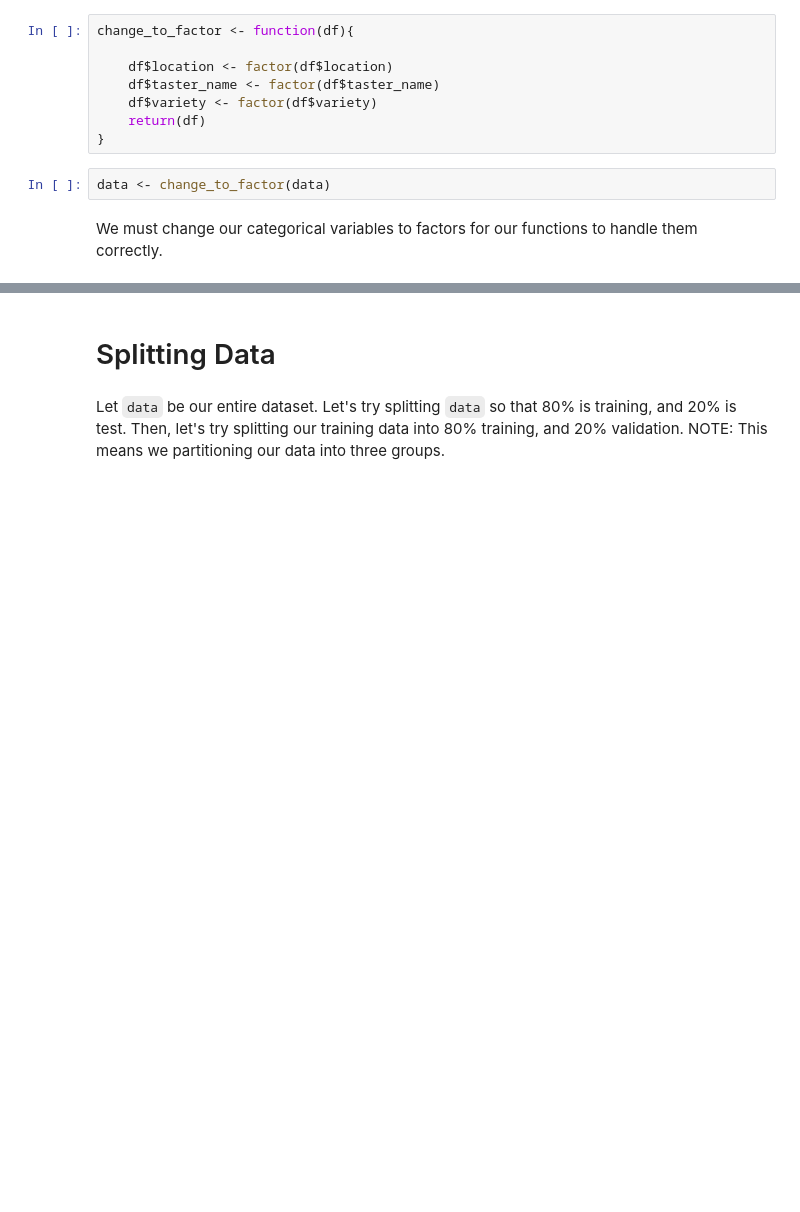
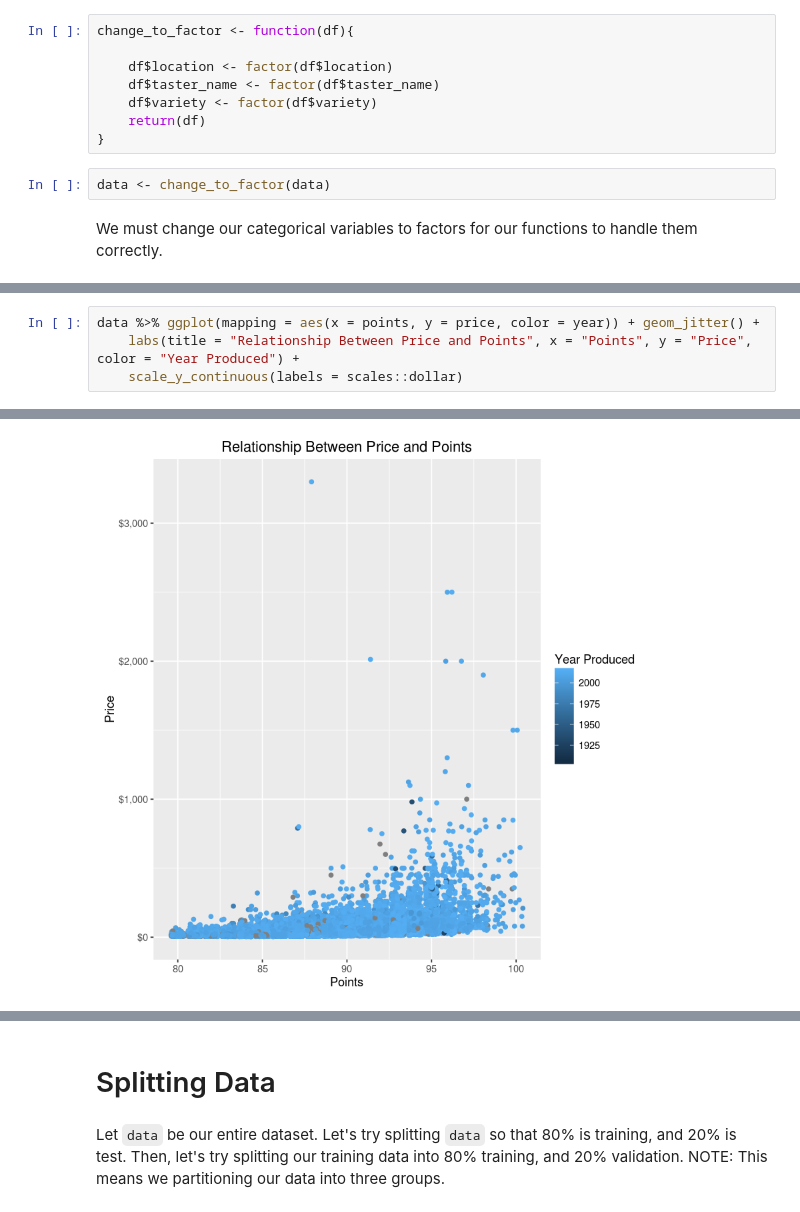
Before and after one commit to yiwenliu0127/707wine, a Jupyter notebook: 707Wine_Benji_Wagner.ipynb, the cells around one changed output, grey strips where cells are left out. Drawn from its saved outputs; the diff is of its cells as text; blank space fills up the shorter version.

```diff
--- a/707Wine_Benji_Wagner.ipynb
+++ b/707Wine_Benji_Wagner.ipynb
@@ -148,0 +162,5 @@ We must change our categorical variables to factors for our functions to handle
+# %%
+data %>% ggplot(mapping = aes(x = points, y = price, color = year)) + geom_jitter() +
+    labs(title = "Relationship Between Price and Points", x = "Points", y = "Price", color = "Year Produced") +
+    scale_y_continuous(labels = scales::dollar)
+# %% [output]
@@ -148,0 +169 @@ We must change our categorical variables to factors for our functions to handle
+[figure, added]
```
Also changed, not shown: parts of 27 cells of this notebook.
